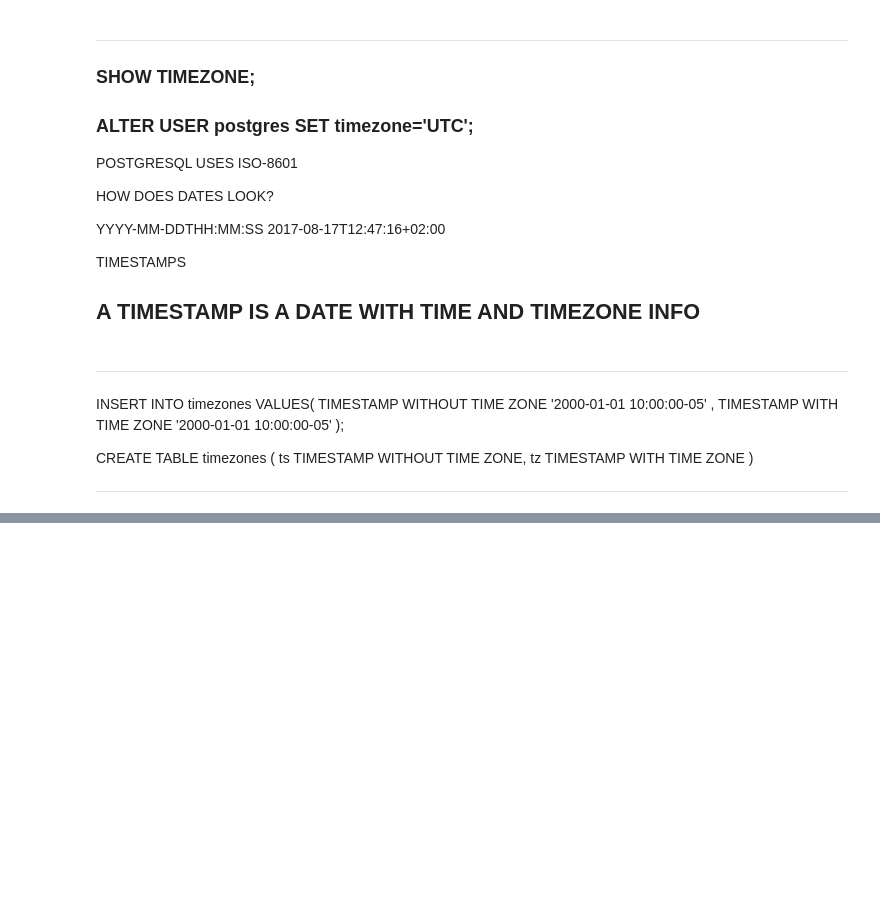
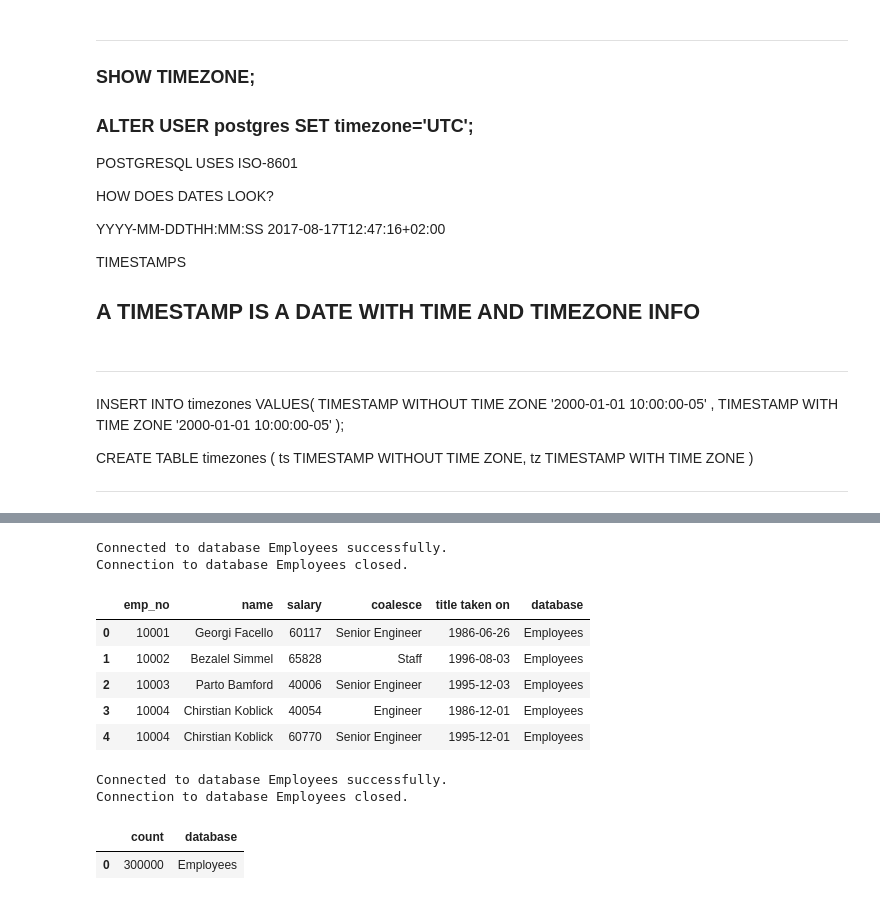
Before and after one commit to rameshkanna74/Bankai, a Jupyter notebook: postgres/01_basic.ipynb, the cells around one changed output, grey strips where cells are left out. Cells and saved outputs as stored; diff of their text form; code cells hidden in the pictures; blank space fills up the shorter version.

```diff
--- a/postgres/01_basic.ipynb
+++ b/postgres/01_basic.ipynb
@@ -1831,0 +2429,20 @@ CREATE TABLE timezones (
+# %%
+db_configs[0]["dbname"] = "Employees"
+
+# Sample query
+user_query = """
+select a.emp_no,b.salary, b.from_date, c.title
+from employees as a
+INNER JOIN salaries as b ON b.emp_no = a.emp_no
+INNER JOIN titles as c on c.emp_no = a.emp_no
+and (b.from_date + interval '2 days') = c.from_date
+order by a.emp_no asc, b.from_date ASC
+"""
+params = None  # You can add parameters if needed
+
+# Execute the function
+result_df = run_query_with_dynamic_columns(
+    db_configs, user_query, chunk_size=10000, params=params
+)
+
+result_df.head(5)
@@ -1831,0 +2491,59 @@ CREATE TABLE timezones (
+# %%
+db_configs[0]["dbname"] = "Employees"
+
+# Sample query
+user_query = """
+SELECT a.emp_no,
+        concat(a.first_name, ' ',a.last_name) as "name",
+        b.salary,
+        COALESCE(c.title, 'No title change'),
+        COALESCE(c.from_date::text, '-') as "title taken on"
+from employees as a
+INNER JOIN salaries as b on a.emp_no = b.emp_no
+INNER JOIN titles as c
+on c.emp_no = a.emp_no and (
+        c.from_date = (b.from_date + interval '2 days') OR
+        c.from_date = b.from_date
+)
+order by a.emp_no
+"""
+params = None  # You can add parameters if needed
+
+# Execute the function
+result_df = run_query_with_dynamic_columns(
+    db_configs, user_query, chunk_size=10000, params=params
+)
+
+result_df.head(5)
+# %% [output]
+Connected to database Employees successfully.
+Connection to database Employees closed.
+|  | emp_no | name | salary | coalesce | title taken on | database |
+| 0 | 10001 | Georgi Facello | 60117 | Senior Engineer | 1986-06-26 | Employees |
+| 1 | 10002 | Bezalel Simmel | 65828 | Staff | 1996-08-03 | Employees |
+| 2 | 10003 | Parto Bamford | 40006 | Senior Engineer | 1995-12-03 | Employees |
+| 3 | 10004 | Chirstian Koblick | 40054 | Engineer | 1986-12-01 | Employees |
+| 4 | 10004 | Chirstian Koblick | 60770 | Senior Engineer | 1995-12-01 | Employees |
+# %%
+db_configs[0]["dbname"] = "Employees"
+
+# Sample query
+user_query = """
+SELECT COUNT(emp.emp_no)
+from employees as emp
+left JOIN dept_manager as dep on emp.emp_no = dep.emp_no
+where dep.emp_no IS null
+"""
+params = None  # You can add parameters if needed
+
+# Execute the function
+result_df = run_query_with_dynamic_columns(
+    db_configs, user_query, chunk_size=10000, params=params
+)
+
+result_df.head(5)
+# %% [output]
+Connected to database Employees successfully.
+Connection to database Employees closed.
+|  | count | database |
+| 0 | 300000 | Employees |
```
Also changed, not shown: parts of 51 cells of this notebook, 5 other files.
